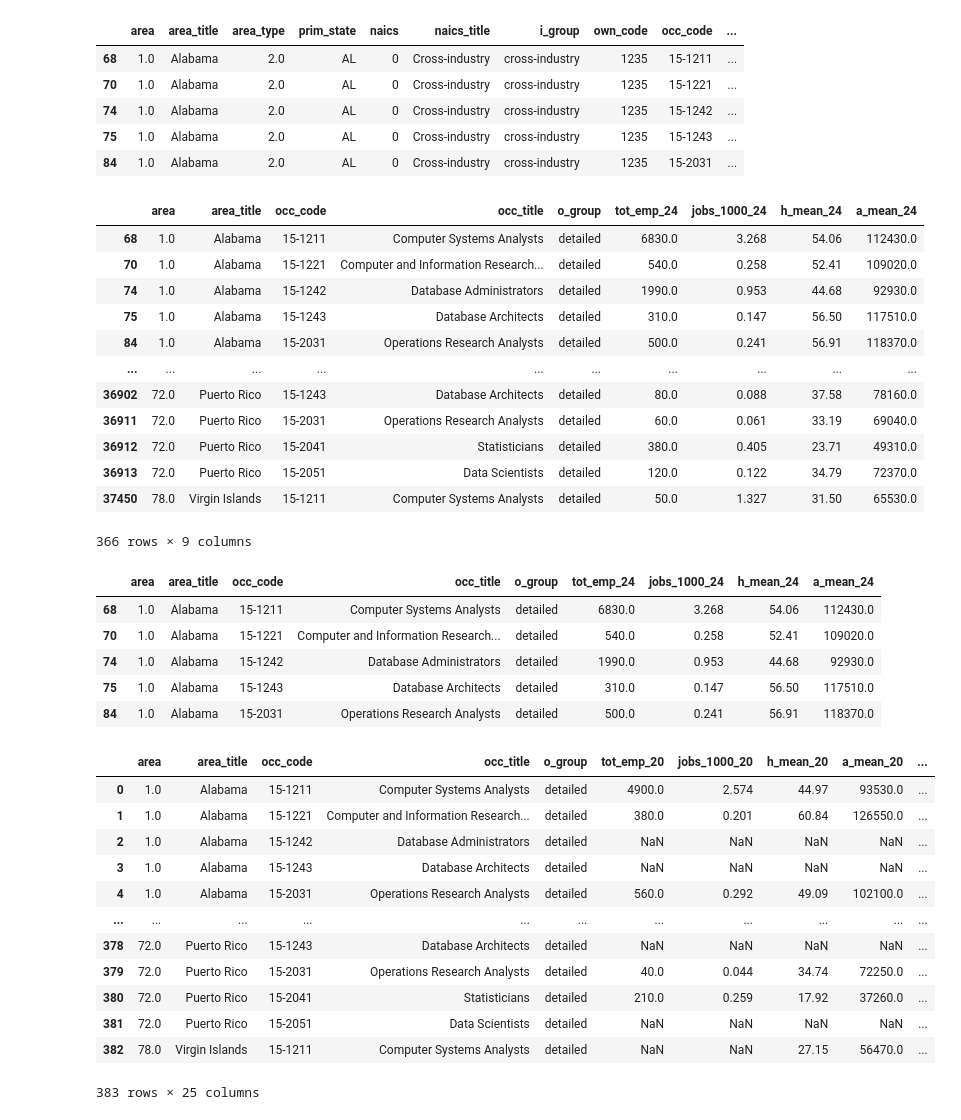
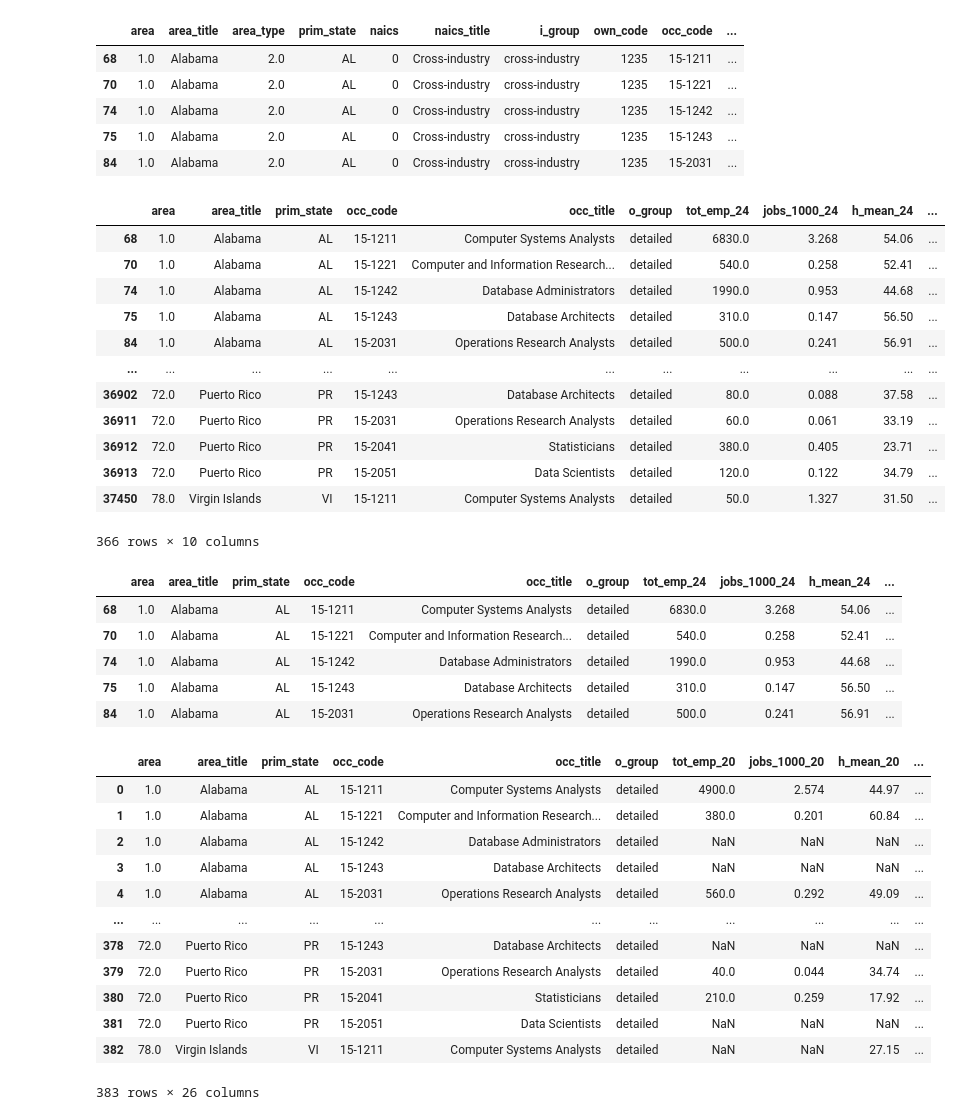
Before and after one commit to farhodibr/CUNY-SPS-MSDS, a Jupyter notebook: DATA608/PROJECT4/data608_project4.ipynb, the cells around one changed output. Cells and saved outputs as stored; diff of their text form; code cells hidden in the pictures.

```diff
--- a/DATA608/PROJECT4/data608_project4.ipynb
+++ b/DATA608/PROJECT4/data608_project4.ipynb
@@ -3,11 +32,17 @@ import pandas as pd
 
 pd.set_option('display.max_columns', None)
 # %%
-jobs24_df = pd.read_excel(r"C:\Users\farho\OneDrive\CUNY_MSDS\DATA608\PROJECT4\oesm24st\state_M2024_dl.xlsx")
-jobs23_df = pd.read_excel(r"C:\Users\farho\OneDrive\CUNY_MSDS\DATA608\PROJECT4\oesm23st\state_M2023_dl.xlsx")
-jobs22_df = pd.read_excel(r"C:\Users\farho\OneDrive\CUNY_MSDS\DATA608\PROJECT4\oesm22st\state_M2022_dl.xlsx")
-jobs21_df = pd.read_excel(r"C:\Users\farho\OneDrive\CUNY_MSDS\DATA608\PROJECT4\oesm21st\state_M2021_dl.xlsx")
-jobs20_df = pd.read_excel(r"C:\Users\farho\OneDrive\CUNY_MSDS\DATA608\PROJECT4\oesm20st\state_M2020_dl.xlsx")
+jobs24_df = pd.read_excel("https://github.com/farhodibr/CUNY-SPS-MSDS/raw/main/DATA608/PROJECT4/state_M2024_dl.xlsx")
+jobs23_df = pd.read_excel("https://github.com/farhodibr/CUNY-SPS-MSDS/raw/main/DATA608/PROJECT4/state_M2023_dl.xlsx")
+jobs22_df = pd.read_excel("https://github.com/farhodibr/CUNY-SPS-MSDS/raw/main/DATA608/PROJECT4/state_M2022_dl.xlsx")
+jobs21_df = pd.read_excel("https://github.com/farhodibr/CUNY-SPS-MSDS/raw/main/DATA608/PROJECT4/state_M2021_dl.xlsx")
+jobs20_df = pd.read_excel("https://github.com/farhodibr/CUNY-SPS-MSDS/raw/main/DATA608/PROJECT4/state_M2020_dl.xlsx")
+
+# jobs24_df = pd.read_excel(r"C:\Users\farho\OneDrive\CUNY_MSDS\DATA608\PROJECT4\oesm24st\state_M2024_dl.xlsx")
+# jobs23_df = pd.read_excel(r"C:\Users\farho\OneDrive\CUNY_MSDS\DATA608\PROJECT4\oesm23st\state_M2023_dl.xlsx")
+# jobs22_df = pd.read_excel(r"C:\Users\farho\OneDrive\CUNY_MSDS\DATA608\PROJECT4\oesm22st\state_M2022_dl.xlsx")
+# jobs21_df = pd.read_excel(r"C:\Users\farho\OneDrive\CUNY_MSDS\DATA608\PROJECT4\oesm21st\state_M2021_dl.xlsx")
+# jobs20_df = pd.read_excel(r"C:\Users\farho\OneDrive\CUNY_MSDS\DATA608\PROJECT4\oesm21st\state_M2020_dl.xlsx")
 # %%
 jobs24_df.info()
 jobs24_df.head()
@@ -209,29 +220,29 @@ data_jobs24_df.head()
 | 84 | 1.0 | Alabama | 2.0 | AL | 0 | Cross-industry | cross-industry | 1235 | 15-2031 | ... |
 # %%
 def rename_cols(df, year):
-    df = df[['area', 'area_title', 'occ_code', 'occ_title', 'o_group', 'tot_emp','jobs_1000',	'h_mean',	'a_mean']]
+    df = df[['area', 'area_title','prim_state', 'occ_code', 'occ_title', 'o_group', 'tot_emp','jobs_1000',	'h_mean',	'a_mean']]
     df  = df.rename(columns={'tot_emp':f'tot_emp_{year}',
                             'jobs_1000':f'jobs_1000_{year}',
                                 'h_mean':f'h_mean_{year}',
                                 'a_mean':f'a_mean_{year}'})
     return df
 
 data_jobs24_df = rename_cols(data_jobs24_df, 24)
 display(data_jobs24_df)
 # %% [output]
-|  | area | area_title | occ_code | occ_title | o_group | tot_emp_24 | jobs_1000_24 | h_mean_24 | a_mean_24 |
-| 68 | 1.0 | Alabama | 15-1211 | Computer Systems Analysts | detailed | 6830.0 | 3.268 | 54.06 | 112430.0 |
-| 70 | 1.0 | Alabama | 15-1221 | Computer and Information Research... | detailed | 540.0 | 0.258 | 52.41 | 109020.0 |
-| 74 | 1.0 | Alabama | 15-1242 | Database Administrators | detailed | 1990.0 | 0.953 | 44.68 | 92930.0 |
-| 75 | 1.0 | Alabama | 15-1243 | Database Architects | detailed | 310.0 | 0.147 | 56.50 | 117510.0 |
-| 84 | 1.0 | Alabama | 15-2031 | Operations Research Analysts | detailed | 500.0 | 0.241 | 56.91 | 118370.0 |
-| ... | ... | ... | ... | ... | ... | ... | ... | ... | ... |
-| 36902 | 72.0 | Puerto Rico | 15-1243 | Database Architects | detailed | 80.0 | 0.088 | 37.58 | 78160.0 |
-| 36911 | 72.0 | Puerto Rico | 15-2031 | Operations Research Analysts | detailed | 60.0 | 0.061 | 33.19 | 69040.0 |
-| 36912 | 72.0 | Puerto Rico | 15-2041 | Statisticians | detailed | 380.0 | 0.405 | 23.71 | 49310.0 |
-| 36913 | 72.0 | Puerto Rico | 15-2051 | Data Scientists | detailed | 120.0 | 0.122 | 34.79 | 72370.0 |
-| 37450 | 78.0 | Virgin Islands | 15-1211 | Computer Systems Analysts | detailed | 50.0 | 1.327 | 31.50 | 65530.0 |
+|  | area | area_title | prim_state | occ_code | occ_title | o_group | tot_emp_24 | jobs_1000_24 | h_mean_24 | ... |
+| 68 | 1.0 | Alabama | AL | 15-1211 | Computer Systems Analysts | detailed | 6830.0 | 3.268 | 54.06 | ... |
+| 70 | 1.0 | Alabama | AL | 15-1221 | Computer and Information Research... | detailed | 540.0 | 0.258 | 52.41 | ... |
+| 74 | 1.0 | Alabama | AL | 15-1242 | Database Administrators | detailed | 1990.0 | 0.953 | 44.68 | ... |
+| 75 | 1.0 | Alabama | AL | 15-1243 | Database Architects | detailed | 310.0 | 0.147 | 56.50 | ... |
+| 84 | 1.0 | Alabama | AL | 15-2031 | Operations Research Analysts | detailed | 500.0 | 0.241 | 56.91 | ... |
+| ... | ... | ... | ... | ... | ... | ... | ... | ... | ... | ... |
+| 36902 | 72.0 | Puerto Rico | PR | 15-1243 | Database Architects | detailed | 80.0 | 0.088 | 37.58 | ... |
+| 36911 | 72.0 | Puerto Rico | PR | 15-2031 | Operations Research Analysts | detailed | 60.0 | 0.061 | 33.19 | ... |
+| 36912 | 72.0 | Puerto Rico | PR | 15-2041 | Statisticians | detailed | 380.0 | 0.405 | 23.71 | ... |
+| 36913 | 72.0 | Puerto Rico | PR | 15-2051 | Data Scientists | detailed | 120.0 | 0.122 | 34.79 | ... |
+| 37450 | 78.0 | Virgin Islands | VI | 15-1211 | Computer Systems Analysts | detailed | 50.0 | 1.327 | 31.50 | ... |
-366 rows × 9 columns
+366 rows × 10 columns
 # %%
 data_jobs20_df = rename_cols(data_jobs20_df, 20)
 data_jobs21_df = rename_cols(data_jobs21_df, 21)
@@ -240,12 +251,12 @@ data_jobs23_df = rename_cols(data_jobs23_df, 23)
 # %%
 data_jobs24_df.head()
 # %% [output]
-|  | area | area_title | occ_code | occ_title | o_group | tot_emp_24 | jobs_1000_24 | h_mean_24 | a_mean_24 |
-| 68 | 1.0 | Alabama | 15-1211 | Computer Systems Analysts | detailed | 6830.0 | 3.268 | 54.06 | 112430.0 |
-| 70 | 1.0 | Alabama | 15-1221 | Computer and Information Research... | detailed | 540.0 | 0.258 | 52.41 | 109020.0 |
-| 74 | 1.0 | Alabama | 15-1242 | Database Administrators | detailed | 1990.0 | 0.953 | 44.68 | 92930.0 |
-| 75 | 1.0 | Alabama | 15-1243 | Database Architects | detailed | 310.0 | 0.147 | 56.50 | 117510.0 |
-| 84 | 1.0 | Alabama | 15-2031 | Operations Research Analysts | detailed | 500.0 | 0.241 | 56.91 | 118370.0 |
+|  | area | area_title | prim_state | occ_code | occ_title | o_group | tot_emp_24 | jobs_1000_24 | h_mean_24 | ... |
+| 68 | 1.0 | Alabama | AL | 15-1211 | Computer Systems Analysts | detailed | 6830.0 | 3.268 | 54.06 | ... |
+| 70 | 1.0 | Alabama | AL | 15-1221 | Computer and Information Research... | detailed | 540.0 | 0.258 | 52.41 | ... |
+| 74 | 1.0 | Alabama | AL | 15-1242 | Database Administrators | detailed | 1990.0 | 0.953 | 44.68 | ... |
+| 75 | 1.0 | Alabama | AL | 15-1243 | Database Architects | detailed | 310.0 | 0.147 | 56.50 | ... |
+| 84 | 1.0 | Alabama | AL | 15-2031 | Operations Research Analysts | detailed | 500.0 | 0.241 | 56.91 | ... |
 # %%
 data_jobs_merged_df = (
     data_jobs20_df
@@ -256,19 +267,19 @@ data_jobs_merged_df = (
 )
 display(data_jobs_merged_df)
 # %% [output]
-|  | area | area_title | occ_code | occ_title | o_group | tot_emp_20 | jobs_1000_20 | h_mean_20 | a_mean_20 | ... |
-| 0 | 1.0 | Alabama | 15-1211 | Computer Systems Analysts | detailed | 4900.0 | 2.574 | 44.97 | 93530.0 | ... |
-| 1 | 1.0 | Alabama | 15-1221 | Computer and Information Research... | detailed | 380.0 | 0.201 | 60.84 | 126550.0 | ... |
-| 2 | 1.0 | Alabama | 15-1242 | Database Administrators | detailed | NaN | NaN | NaN | NaN | ... |
-| 3 | 1.0 | Alabama | 15-1243 | Database Architects | detailed | NaN | NaN | NaN | NaN | ... |
-| 4 | 1.0 | Alabama | 15-2031 | Operations Research Analysts | detailed | 560.0 | 0.292 | 49.09 | 102100.0 | ... |
+|  | area | area_title | prim_state | occ_code | occ_title | o_group | tot_emp_20 | jobs_1000_20 | h_mean_20 | ... |
+| 0 | 1.0 | Alabama | AL | 15-1211 | Computer Systems Analysts | detailed | 4900.0 | 2.574 | 44.97 | ... |
+| 1 | 1.0 | Alabama | AL | 15-1221 | Computer and Information Research... | detailed | 380.0 | 0.201 | 60.84 | ... |
+| 2 | 1.0 | Alabama | AL | 15-1242 | Database Administrators | detailed | NaN | NaN | NaN | ... |
+| 3 | 1.0 | Alabama | AL | 15-1243 | Database Architects | detailed | NaN | NaN | NaN | ... |
+| 4 | 1.0 | Alabama | AL | 15-2031 | Operations Research Analysts | detailed | 560.0 | 0.292 | 49.09 | ... |
 | ... | ... | ... | ... | ... | ... | ... | ... | ... | ... | ... |
-| 378 | 72.0 | Puerto Rico | 15-1243 | Database Architects | detailed | NaN | NaN | NaN | NaN | ... |
-| 379 | 72.0 | Puerto Rico | 15-2031 | Operations Research Analysts | detailed | 40.0 | 0.044 | 34.74 | 72250.0 | ... |
-| 380 | 72.0 | Puerto Rico | 15-2041 | Statisticians | detailed | 210.0 | 0.259 | 17.92 | 37260.0 | ... |
-| 381 | 72.0 | Puerto Rico | 15-2051 | Data Scientists | detailed | NaN | NaN | NaN | NaN | ... |
-| 382 | 78.0 | Virgin Islands | 15-1211 | Computer Systems Analysts | detailed | NaN | NaN | 27.15 | 56470.0 | ... |
+| 378 | 72.0 | Puerto Rico | PR | 15-1243 | Database Architects | detailed | NaN | NaN | NaN | ... |
+| 379 | 72.0 | Puerto Rico | PR | 15-2031 | Operations Research Analysts | detailed | 40.0 | 0.044 | 34.74 | ... |
+| 380 | 72.0 | Puerto Rico | PR | 15-2041 | Statisticians | detailed | 210.0 | 0.259 | 17.92 | ... |
+| 381 | 72.0 | Puerto Rico | PR | 15-2051 | Data Scientists | detailed | NaN | NaN | NaN | ... |
+| 382 | 78.0 | Virgin Islands | VI | 15-1211 | Computer Systems Analysts | detailed | NaN | NaN | 27.15 | ... |
-383 rows × 25 columns
+383 rows × 26 columns
 # %%
 data_jobs_merged_df.to_csv('data_jobs_merged_df.csv', index='False')
 data_jobs_merged_df.info()
```
Also changed, not shown: parts of 31 cells of this notebook, 1 other file.
